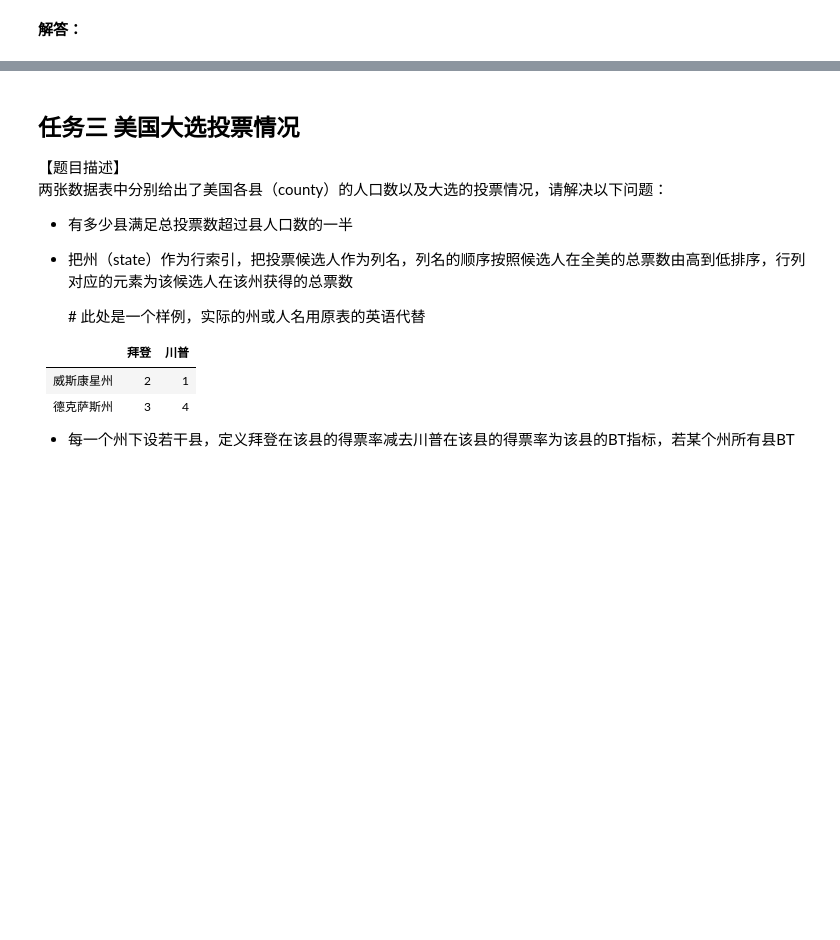
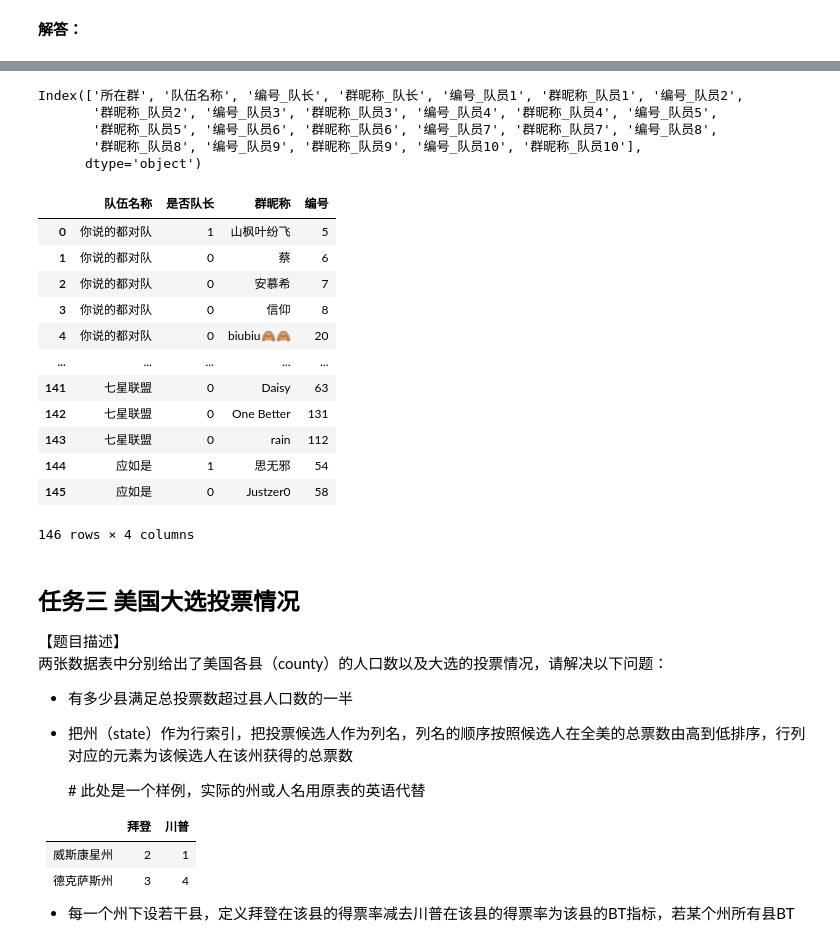
Before and after one commit to Relph1119/my-team-learning, a Jupyter notebook: notebook/pandas20/my_homework/task_special_exercise.ipynb, the cells around one changed output, grey strips where cells are left out. Drawn from its saved outputs; the diff is of its cells as text; code cells hidden in the pictures; blank space fills up the shorter version.

```diff
--- a/notebook/pandas20/my_homework/task_special_exercise.ipynb
+++ b/notebook/pandas20/my_homework/task_special_exercise.ipynb
@@ -128,3 +109,66 @@ memory usage: 4.1+ KB
+# %%
+# 通过列索引变换，得到能使用wide_to_long方法的列索引格式
+def columns_convert(x: str):
+    if x.find('队员') >= 0 and x.find('群昵称') >= 0 and x.find('.') >= 0:
+        return x.split('_')[0] + str(int(x.split('.')[1]) + 1) + '_' + x.split('_')[1].split('.')[0]
+    elif x.find('队员') >= 0 and x.find('群昵称') >= 0:
+        return x.split('_')[0] + '1_' + x.split('_')[1]
+    elif x.find(' 编号') >= 0:
+        return x.replace(' 编号', '_编号')
+    elif x.find('编号') >= 0 > x.find(' '):
+        return x.replace('编号', '_编号')
+    else:
+        return x
+
+def columns_reverse(x):
+    if x.find('_') >= 0:
+        return x.split('_')[1] + '_' + x.split('_')[0]
+    else:
+        return x
+
+team_data.columns = team_data.columns.map(columns_convert).map(columns_reverse)
+# %%
+team_data.columns
+# %% [output]
+Index(['所在群', '队伍名称', '编号_队长', '群昵称_队长', '编号_队员1', '群昵称_队员1', '编号_队员2',
+       '群昵称_队员2', '编号_队员3', '群昵称_队员3', '编号_队员4', '群昵称_队员4', '编号_队员5',
+       '群昵称_队员5', '编号_队员6', '群昵称_队员6', '编号_队员7', '群昵称_队员7', '编号_队员8',
+       '群昵称_队员8', '编号_队员9', '群昵称_队员9', '编号_队员10', '群昵称_队员10'],
+      dtype='object')
+# %%
+# 使用wide_to_long方法
+res = pd.wide_to_long(team_data,
+                stubnames=['群昵称', '编号'],
+                i = ['队伍名称', '所在群'],
+                j='是否队长',
+                sep='_',
+                suffix='.+')
+# 删除NaN数据
+res.dropna(inplace=True)
+# %%
+# 删除"所在群”列
+res = res.droplevel(level=1).reset_index()
+# %%
+# 调整“是否队长”列的数据
+res['是否队长'] = res['是否队长'].mask(res['是否队长']=='队长', 1).where(res['是否队长']=='队长', 0)
+# 并将“编号”列的数据类型设置为int64
+res['编号'] = res['编号'].astype(np.int64)
+# %%
+res
+# %% [output]
+|  | 队伍名称 | 是否队长 | 群昵称 | 编号 |
+| 0 | 你说的都对队 | 1 | 山枫叶纷飞 | 5 |
+| 1 | 你说的都对队 | 0 | 蔡 | 6 |
+| 2 | 你说的都对队 | 0 | 安慕希 | 7 |
+| 3 | 你说的都对队 | 0 | 信仰 | 8 |
+| 4 | 你说的都对队 | 0 | biubiu🙈🙈 | 20 |
+| ... | ... | ... | ... | ... |
+| 141 | 七星联盟 | 0 | Daisy | 63 |
+| 142 | 七星联盟 | 0 | One Better | 131 |
+| 143 | 七星联盟 | 0 | rain | 112 |
+| 144 | 应如是 | 1 | 思无邪 | 54 |
+| 145 | 应如是 | 0 | Justzer0 | 58 |
+146 rows × 4 columns
 # %% [markdown]
 ## 任务三 美国大选投票情况
 
```
Also changed, not shown: parts of 11 cells of this notebook, 2 other files.
